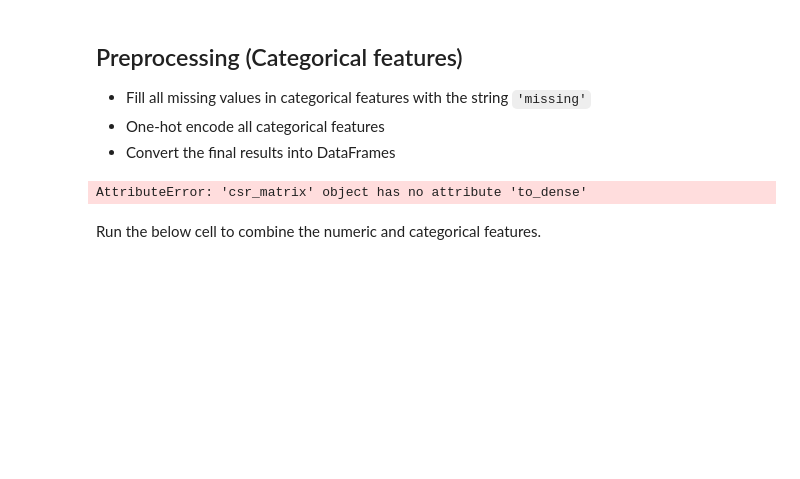
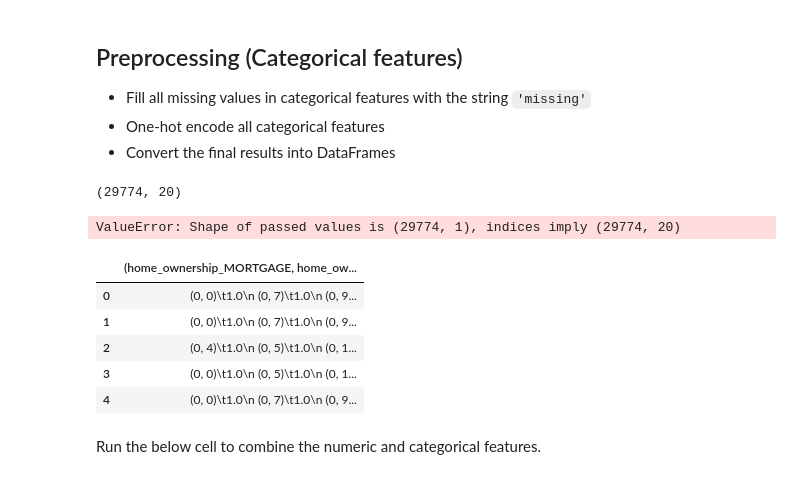
Before and after one commit to joeldmott/dsc-tuning-neural-networks-from-start-to-finish-lab-v2-1, a Jupyter notebook: index.ipynb, the cells around one changed output. Cells and saved outputs as stored; diff of their text form; code cells hidden in the pictures; blank space fills up the shorter version.

Commit message:
working on lab's ohe-to-dataframe problem

```diff
--- a/index.ipynb
+++ b/index.ipynb
@@ -135,6 +135,31 @@ X_test_scaled = ss_X.transform(X_test_cont)
 - Fill all missing values in categorical features with the string `'missing'`
 - One-hot encode all categorical features
 - Convert the final results into DataFrames
+# %%
+# Select only the categorical features
+cat_features = ['home_ownership', 'verification_status', 'emp_length']
+X_train_cat = X_train.loc[:, cat_features]
+X_test_cat = X_test.loc[:, cat_features]
+
+# Fill missing values with the string 'missing'
+X_train_cat = X_train_cat.fillna('missing')
+X_test_cat = X_test_cat.fillna('missing')
+
+# OneHotEncode categorical variables
+ohe = OneHotEncoder(handle_unknown='ignore')
+
+# Transform training and test sets
+X_train_ohe = ohe.fit_transform(X_train_cat)
+X_test_ohe = ohe.transform(X_test_cat)
+
+# Get all categorical feature names
+cat_columns = ohe.get_feature_names_out(input_features=X_train_cat.columns)
+
+#Why am I getting a "Shape of passed values is (29774, 1)" error below?
+#WHat's the shape of X_train_ohe right now?
+X_train_ohe.shape
+# %% [output]
+(29774, 20)
 # %%
 # Select only the categorical features
 cat_features = ['home_ownership', 'verification_status', 'emp_length']
@@ -142,11 +167,11 @@ X_train_cat = X_train.loc[:, cat_features]
 X_test_cat = X_test.loc[:, cat_features]
 
 # Fill missing values with the string 'missing'
-X_train_cat = X_train_cat.fillna('missing')
-X_test_cat = X_test_cat.fillna('missing')
+X_train_cat.fillna(value='missing', inplace=True)
+X_test_cat.fillna(value='missing', inplace=True)
 
 # OneHotEncode categorical variables
-ohe = OneHotEncoder()
+ohe = OneHotEncoder(handle_unknown='ignore')
 
 # Transform training and test sets
 X_train_ohe = ohe.fit_transform(X_train_cat)
@@ -156,10 +181,7 @@ X_test_ohe = ohe.transform(X_test_cat)
 cat_columns = ohe.get_feature_names_out(input_features=X_train_cat.columns)
 
 # Fit and transform the training data
-#X_train_categorical = pd.DataFrame(X_train_ohe, columns=cat_columns)
-X_train_categorical = pd.DataFrame(X_train_ohe.to_dense(), columns=cat_columns)
+X_train_categorical = pd.DataFrame(X_train_ohe.todense(), columns=cat_columns)
 
 # Transform test data
-X_test_categorical = pd.DataFrame(X_test_ohe.to_dense(), columns=cat_columns)
+X_test_categorical = pd.DataFrame(X_test_ohe.todense(), columns=cat_columns)
-# %% [output]
-AttributeError: 'csr_matrix' object has no attribute 'to_dense'
@@ -166,3 +190,21 @@ AttributeError: 'csr_matrix' object has no attribute 'to_dense'
+# %%
+# Fit and transform the training data
+#X_train_categorical = pd.DataFrame(X_train_ohe, columns=cat_columns)
+X_train_categorical = pd.DataFrame(X_train_ohe, columns=cat_columns)
+
+# Transform test data
+X_test_categorical = pd.DataFrame(X_test_ohe, columns=cat_columns)
+# %% [output]
+ValueError: Shape of passed values is (29774, 1), indices imply (29774, 20)
+# %%
+X_train_categorical.head()
+# %% [output]
+|  | (home_ownership_MORTGAGE, home_ow... |
+| 0 | (0, 0)\t1.0\n (0, 7)\t1.0\n (0, 9... |
+| 1 | (0, 0)\t1.0\n (0, 7)\t1.0\n (0, 9... |
+| 2 | (0, 4)\t1.0\n (0, 5)\t1.0\n (0, 1... |
+| 3 | (0, 0)\t1.0\n (0, 5)\t1.0\n (0, 1... |
+| 4 | (0, 0)\t1.0\n (0, 7)\t1.0\n (0, 9... |
 # %% [markdown]
 Run the below cell to combine the numeric and categorical features.
 # %%
```
Also changed, not shown: parts of 2 cells of this notebook.
